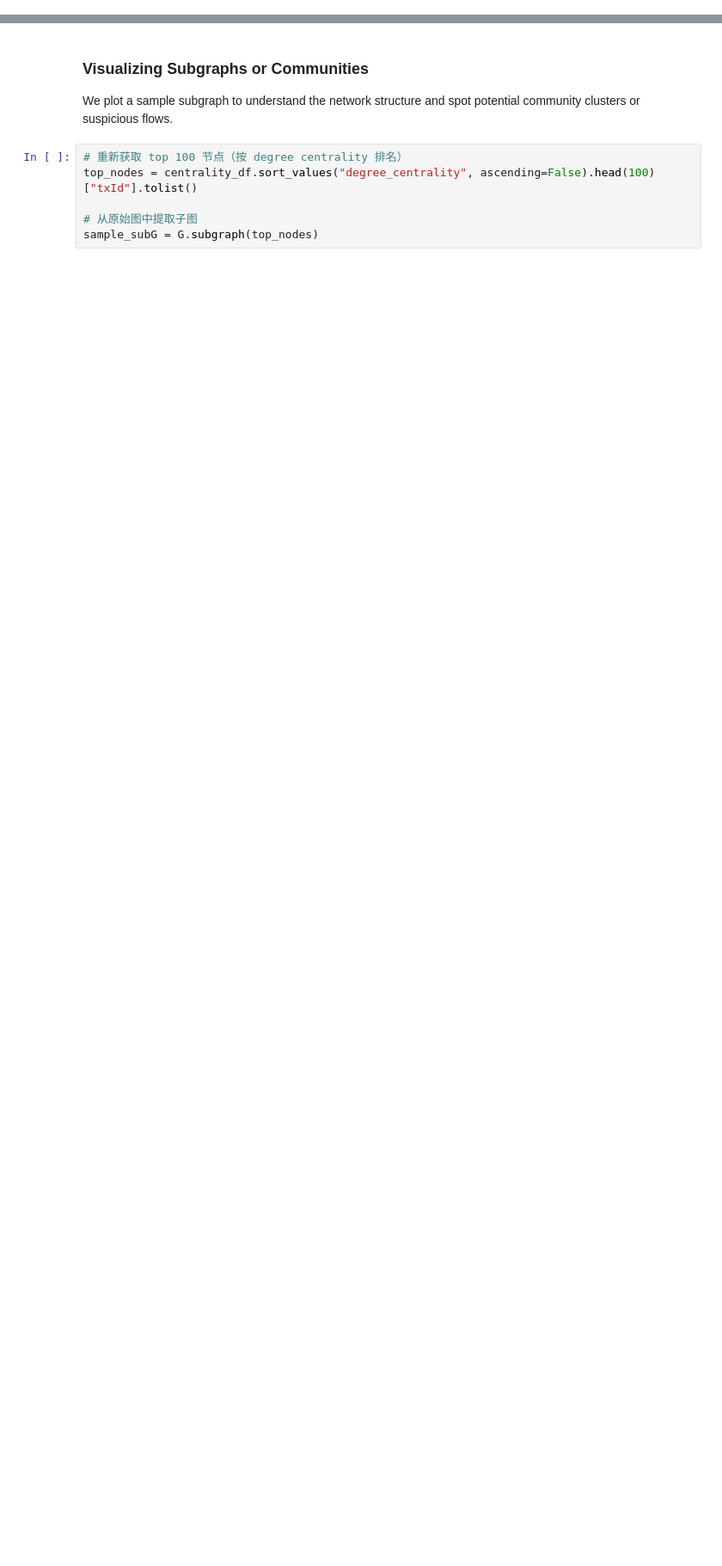
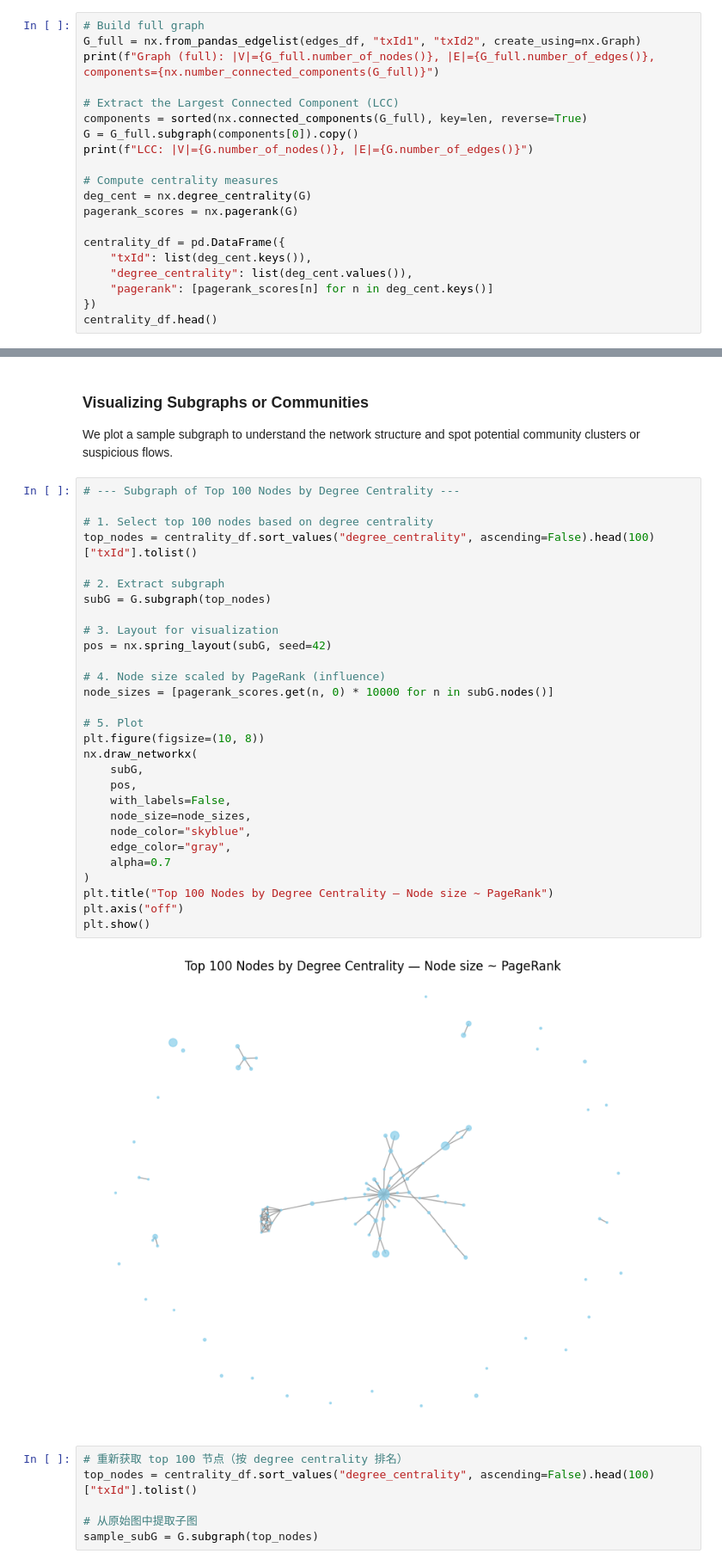
Before and after one commit to nora-li-ds/elliptic-aml-analysis, a Jupyter notebook: notebooks/01_exploration.ipynb, the cells around one changed output, grey strips where cells are left out. Shown: that part at 86% size. Cells and saved outputs as stored; diff of their text form; blank space fills up the shorter version.

```diff
--- a/notebooks/01_exploration.ipynb
+++ b/notebooks/01_exploration.ipynb
@@ -145,0 +143,20 @@ centrality_df.head()
+# %%
+# Build full graph
+G_full = nx.from_pandas_edgelist(edges_df, "txId1", "txId2", create_using=nx.Graph)
+print(f"Graph (full): |V|={G_full.number_of_nodes()}, |E|={G_full.number_of_edges()}, components={nx.number_connected_components(G_full)}")
+
+# Extract the Largest Connected Component (LCC)
+components = sorted(nx.connected_components(G_full), key=len, reverse=True)
+G = G_full.subgraph(components[0]).copy()
+print(f"LCC: |V|={G.number_of_nodes()}, |E|={G.number_of_edges()}")
+
+# Compute centrality measures
+deg_cent = nx.degree_centrality(G)
+pagerank_scores = nx.pagerank(G)
+
+centrality_df = pd.DataFrame({
+    "txId": list(deg_cent.keys()),
+    "degree_centrality": list(deg_cent.values()),
+    "pagerank": [pagerank_scores[n] for n in deg_cent.keys()]
+})
+centrality_df.head()
@@ -146,6 +172,37 @@ centrality_df.head()
 # %% [markdown]
 ### Visualizing Subgraphs or Communities
 We plot a sample subgraph to understand the network structure and spot potential community clusters or suspicious flows.
+# %%
+# --- Subgraph of Top 100 Nodes by Degree Centrality ---
+
+# 1. Select top 100 nodes based on degree centrality
+top_nodes = centrality_df.sort_values("degree_centrality", ascending=False).head(100)["txId"].tolist()
+
+# 2. Extract subgraph
+subG = G.subgraph(top_nodes)
+
+# 3. Layout for visualization
+pos = nx.spring_layout(subG, seed=42)
+
+# 4. Node size scaled by PageRank (influence)
+node_sizes = [pagerank_scores.get(n, 0) * 10000 for n in subG.nodes()]
+
+# 5. Plot
+plt.figure(figsize=(10, 8))
+nx.draw_networkx(
+    subG,
+    pos,
+    with_labels=False,
+    node_size=node_sizes,
+    node_color="skyblue",
+    edge_color="gray",
+    alpha=0.7
+)
+plt.title("Top 100 Nodes by Degree Centrality — Node size ~ PageRank")
+plt.axis("off")
+plt.show()
+# %% [output]
+[figure, added]
 # %%
 # 重新获取 top 100 节点（按 degree centrality 排名）
 top_nodes = centrality_df.sort_values("degree_centrality", ascending=False).head(100)["txId"].tolist()
```
Also changed, not shown: parts of 15 cells of this notebook, 4 other files.
